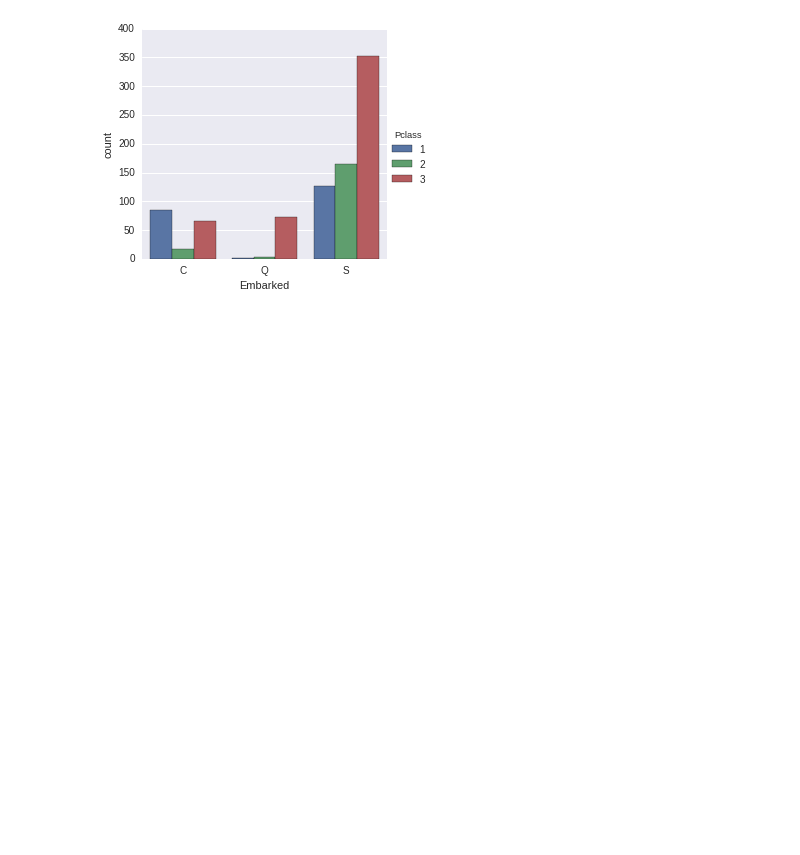
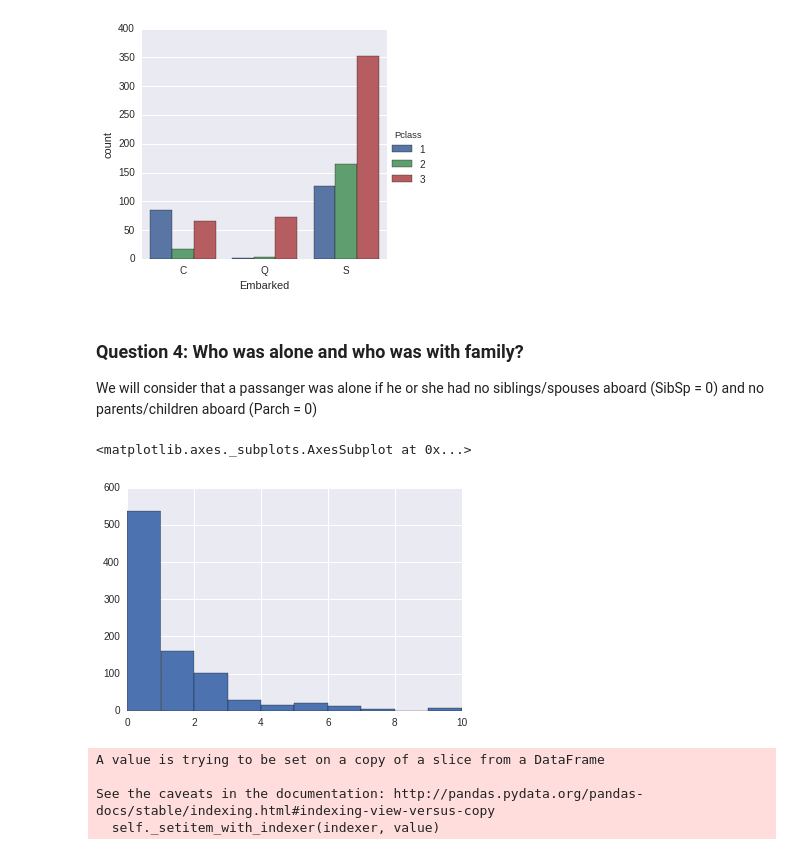
Before and after one commit to jarturomora/python-data-analysis, a Jupyter notebook: Project 1 - Titanic Kaggle Contest.ipynb, the cells around one changed output. Saved outputs shown, nothing was run; the diff lists cells and outputs as text; code cells hidden in the pictures; blank space fills up the shorter version.

Commit message:
Titanic project done up to question 4

```diff
--- a/Project 1 - Titanic Kaggle Contest.ipynb
+++ b/Project 1 - Titanic Kaggle Contest.ipynb
@@ -184,3 +184,22 @@ sns.factorplot('Embarked', data = titanic_df, hue = 'Pclass', x_order = ['C', 'Q
 # %% [output]
 <seaborn.axisgrid.FacetGrid at 0x...>
 [figure]
+# %% [markdown]
+### Question 4: Who was alone and who was with family?
+We will consider that a passanger was alone if he or she had no siblings/spouses aboard (SibSp = 0) and no parents/children aboard (Parch = 0)
+# %%
+# Define a new column names "Alone"
+titanic_df['Alone'] = titanic_df.SibSp + titanic_df.Parch # If the sum is zero the person was alone.
+titanic_df['Alone'].hist()
+# %% [output]
+<matplotlib.axes._subplots.AxesSubplot at 0x...>
+[figure, added]
+# %%
+# Now we 'improve' the data meaning
+titanic_df['Alone'].loc[titanic_df['Alone'] > 0] = 'With Family'
+titanic_df['Alone'].loc[titanic_df['Alone'] == 0] = 'Alone'
+# %% [output]
+A value is trying to be set on a copy of a slice from a DataFrame
+
+See the caveats in the documentation: http://pandas.pydata.org/pandas-docs/stable/indexing.html#indexing-view-versus-copy
+  self._setitem_with_indexer(indexer, value)
```
Also changed, not shown: parts of 2 cells of this notebook.
